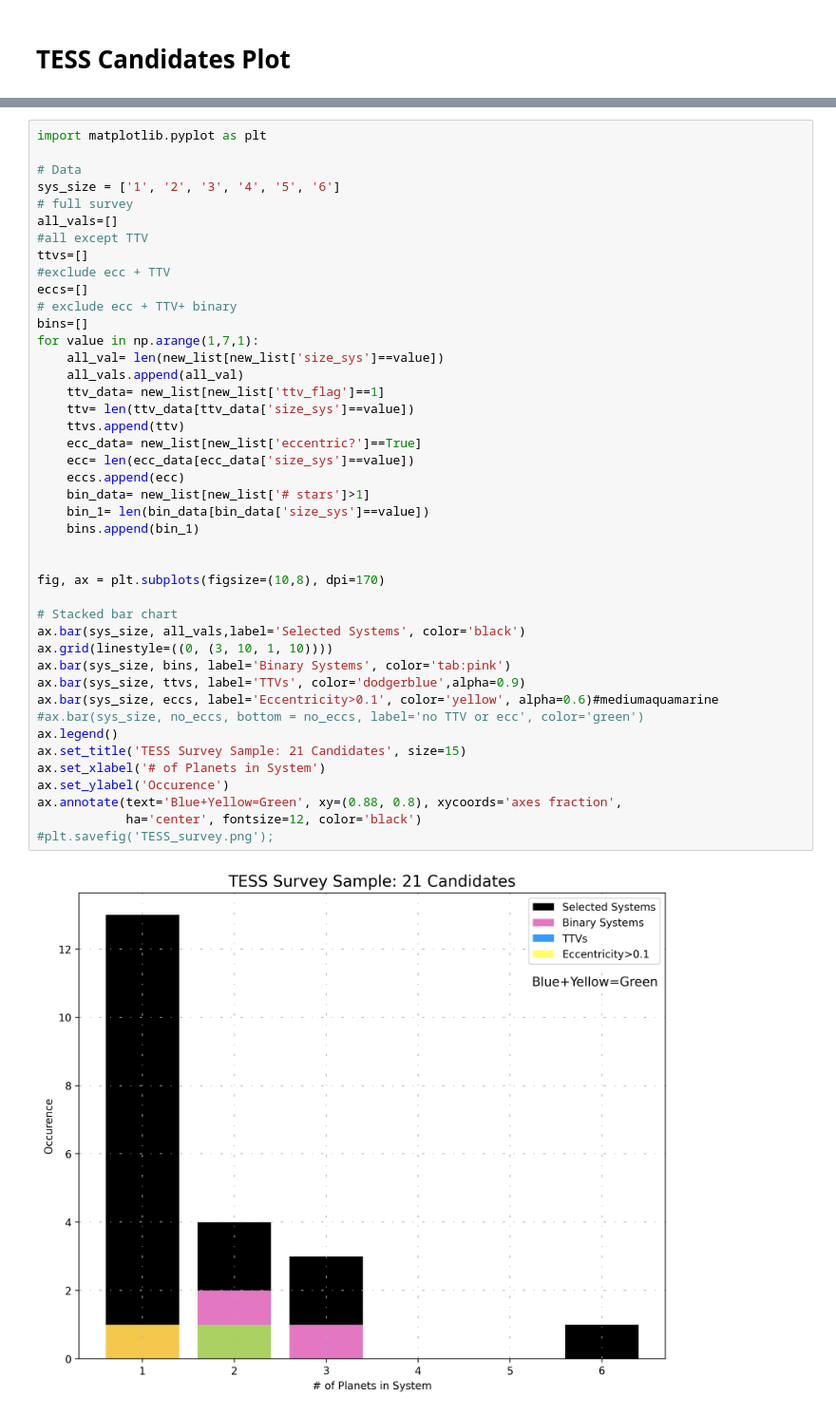
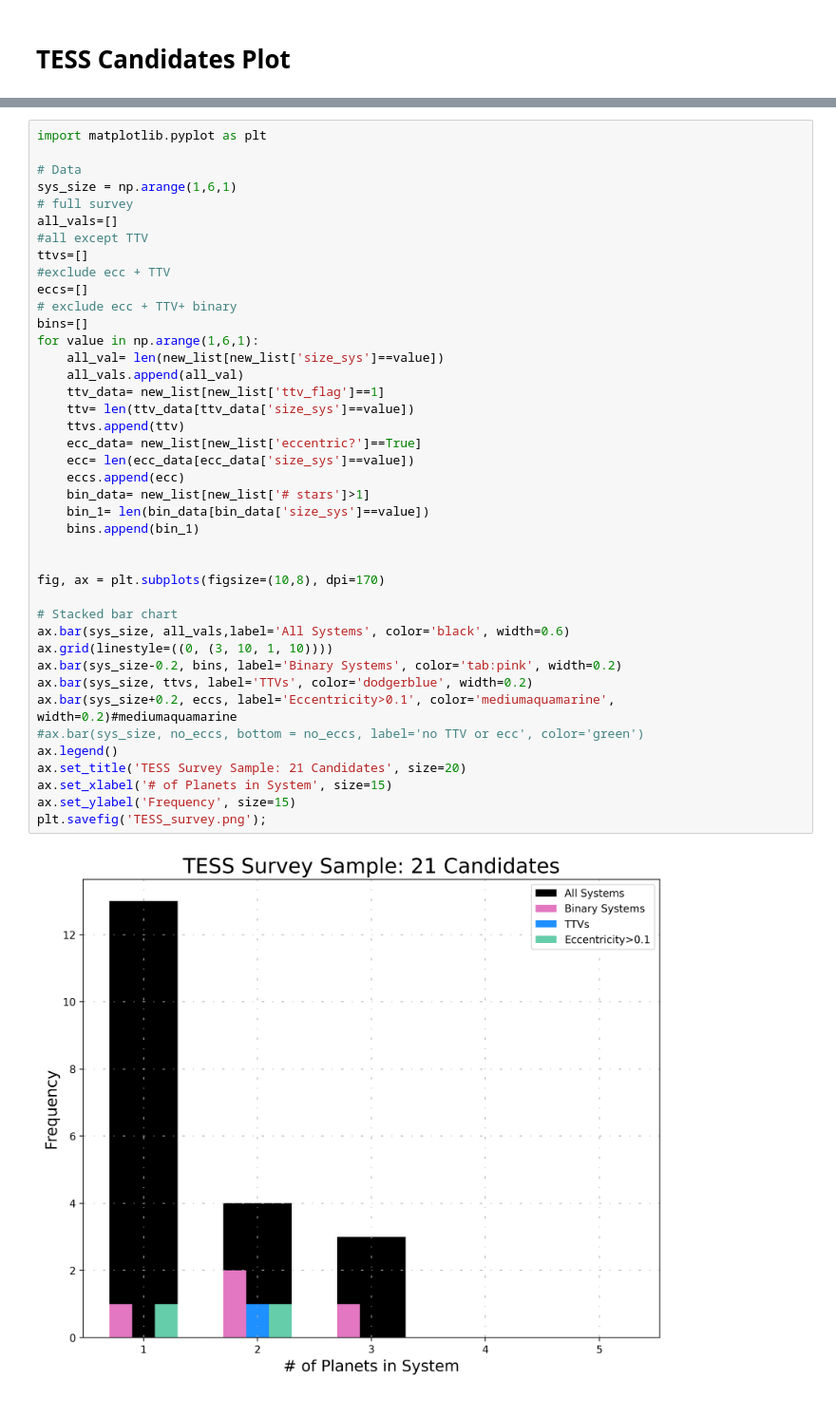
Before and after one commit to allypayne/radius-valley-ally, a Jupyter notebook: TESSsurvey.ipynb, the cells around one changed output, grey strips where cells are left out. Shown at 95% size. Drawn from its saved outputs; the diff is of its cells as text.

```diff
--- a/TESSsurvey.ipynb
+++ b/TESSsurvey.ipynb
@@ -270,44 +278,42 @@ Index(['toi', 'toipfx', 'pl_pnum', 'system', 'eccentric?', 'eccentricity',
 import matplotlib.pyplot as plt
 
 # Data
-sys_size = ['1', '2', '3', '4', '5', '6']
+sys_size = np.arange(1,6,1)
 # full survey
 all_vals=[]
 #all except TTV
 ttvs=[]
 #exclude ecc + TTV
 eccs=[]
 # exclude ecc + TTV+ binary
 bins=[]
-for value in np.arange(1,7,1):
+for value in np.arange(1,6,1):
     all_val= len(new_list[new_list['size_sys']==value])
     all_vals.append(all_val)
     ttv_data= new_list[new_list['ttv_flag']==1]
     ttv= len(ttv_data[ttv_data['size_sys']==value])
     ttvs.append(ttv)
     ecc_data= new_list[new_list['eccentric?']==True]
     ecc= len(ecc_data[ecc_data['size_sys']==value])
     eccs.append(ecc)
     bin_data= new_list[new_list['# stars']>1]
     bin_1= len(bin_data[bin_data['size_sys']==value])
     bins.append(bin_1)
 
 
 fig, ax = plt.subplots(figsize=(10,8), dpi=170)
 
 # Stacked bar chart
-ax.bar(sys_size, all_vals,label='Selected Systems', color='black')
+ax.bar(sys_size, all_vals,label='All Systems', color='black', width=0.6)
 ax.grid(linestyle=((0, (3, 10, 1, 10))))
-ax.bar(sys_size, bins, label='Binary Systems', color='tab:pink')
-ax.bar(sys_size, ttvs, label='TTVs', color='dodgerblue',alpha=0.9)
-ax.bar(sys_size, eccs, label='Eccentricity>0.1', color='yellow', alpha=0.6)#mediumaquamarine
+ax.bar(sys_size-0.2, bins, label='Binary Systems', color='tab:pink', width=0.2)
+ax.bar(sys_size, ttvs, label='TTVs', color='dodgerblue', width=0.2)
+ax.bar(sys_size+0.2, eccs, label='Eccentricity>0.1', color='mediumaquamarine', width=0.2)#mediumaquamarine
 #ax.bar(sys_size, no_eccs, bottom = no_eccs, label='no TTV or ecc', color='green')
 ax.legend()
-ax.set_title('TESS Survey Sample: 21 Candidates', size=15)
-ax.set_xlabel('# of Planets in System')
-ax.set_ylabel('Occurence')
-ax.annotate(text='Blue+Yellow=Green', xy=(0.88, 0.8), xycoords='axes fraction',
-            ha='center', fontsize=12, color='black')
-#plt.savefig('TESS_survey.png');
+ax.set_title('TESS Survey Sample: 21 Candidates', size=20)
+ax.set_xlabel('# of Planets in System', size=15)
+ax.set_ylabel('Frequency', size=15)
+plt.savefig('TESS_survey.png');
 # %% [output]
-[figure, old version]
+[figure, new version]
```
Also changed, not shown: parts of 8 cells of this notebook.
